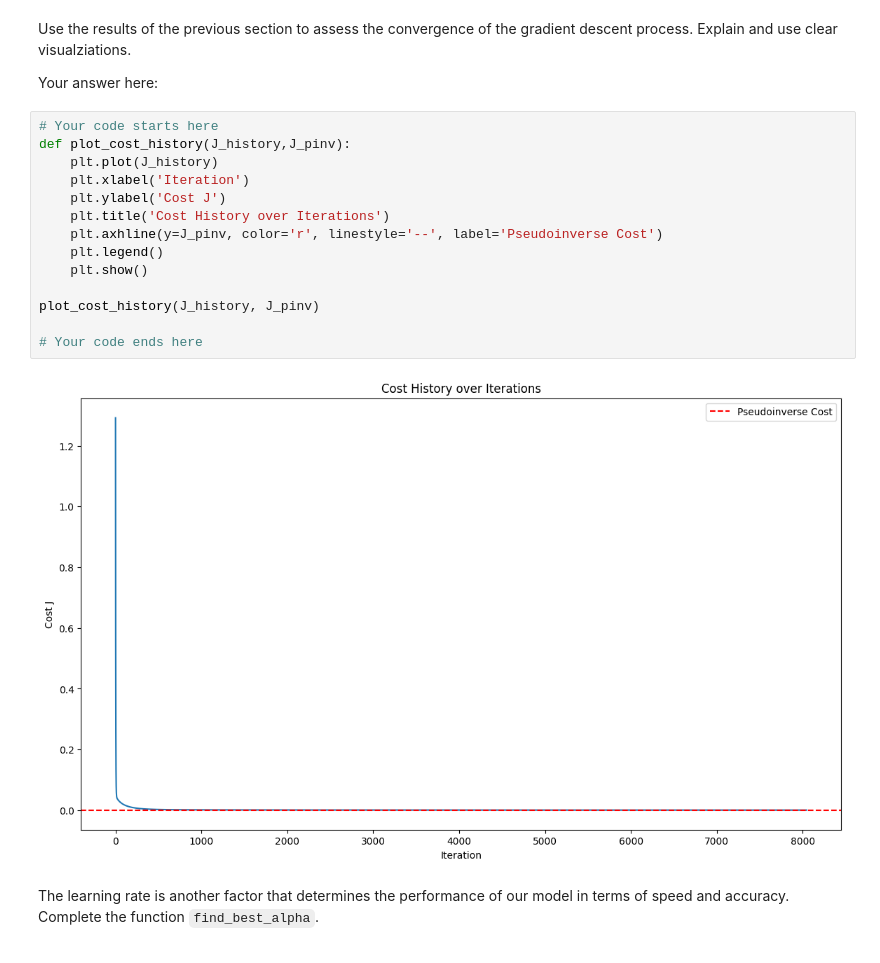
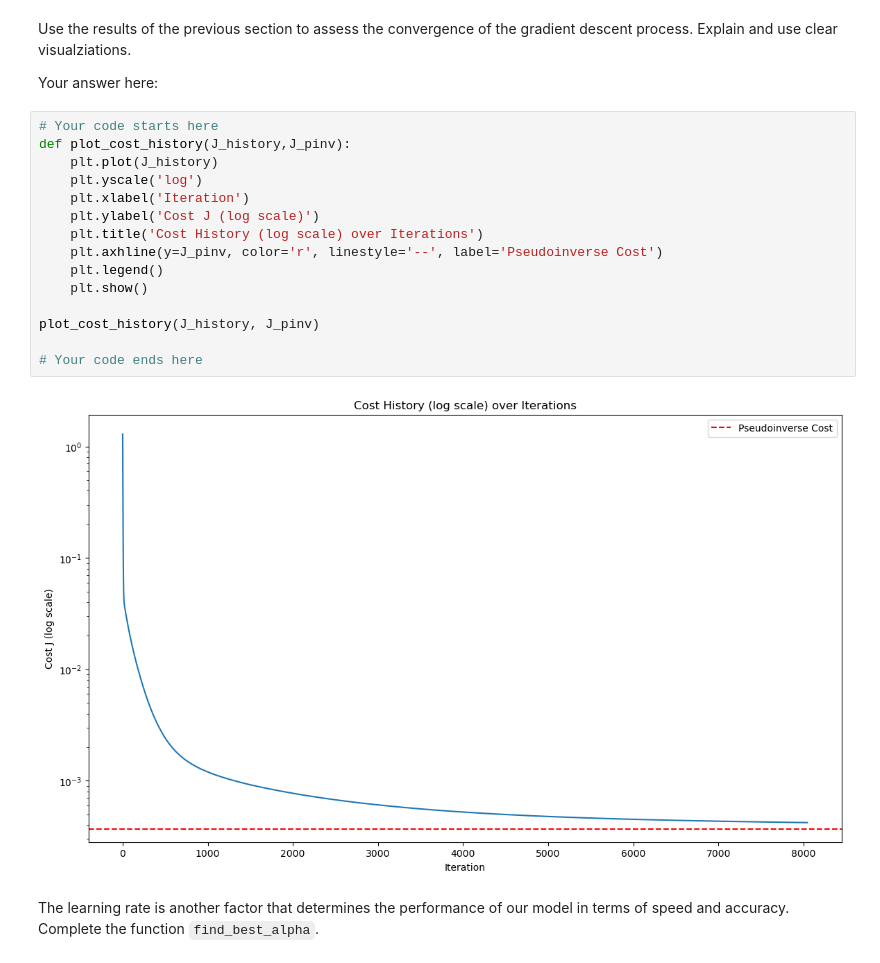
Before and after one commit to Evyatar-shaked/dani-and-evyatar-ML, a Jupyter notebook: HW2/hw2.ipynb, the cells around one changed output. Cells and saved outputs as stored; diff of their text form.

Commit message:
did the same to the other graphn

```diff
--- a/HW2/hw2.ipynb
+++ b/HW2/hw2.ipynb
@@ -424,19 +424,20 @@ Your answer here:
 # %%
 # Your code starts here
 def plot_cost_history(J_history,J_pinv):
     plt.plot(J_history)
+    plt.yscale('log')
     plt.xlabel('Iteration')
-    plt.ylabel('Cost J')
-    plt.title('Cost History over Iterations')
+    plt.ylabel('Cost J (log scale)')
+    plt.title('Cost History (log scale) over Iterations')
     plt.axhline(y=J_pinv, color='r', linestyle='--', label='Pseudoinverse Cost')
     plt.legend()
     plt.show()
 
 plot_cost_history(J_history, J_pinv)
 
 # Your code ends here
 # %% [output]
-[figure, old version]
+[figure, new version]
 # %% [markdown]
 The learning rate is another factor that determines the performance of our model in terms of speed and accuracy. Complete the function `find_best_alpha`.
 # %%
```
Also changed, not shown: parts of 1 cell of this notebook.
